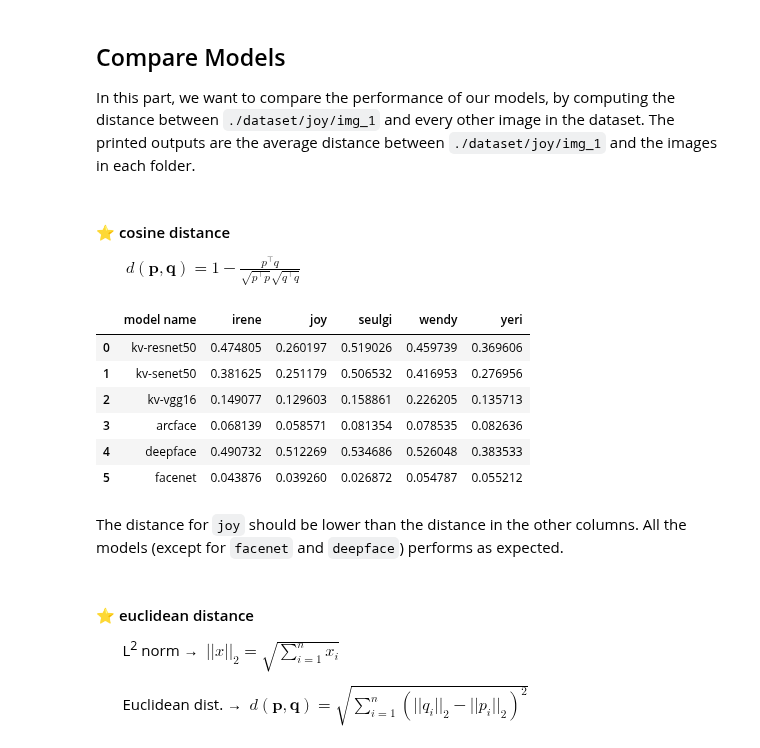
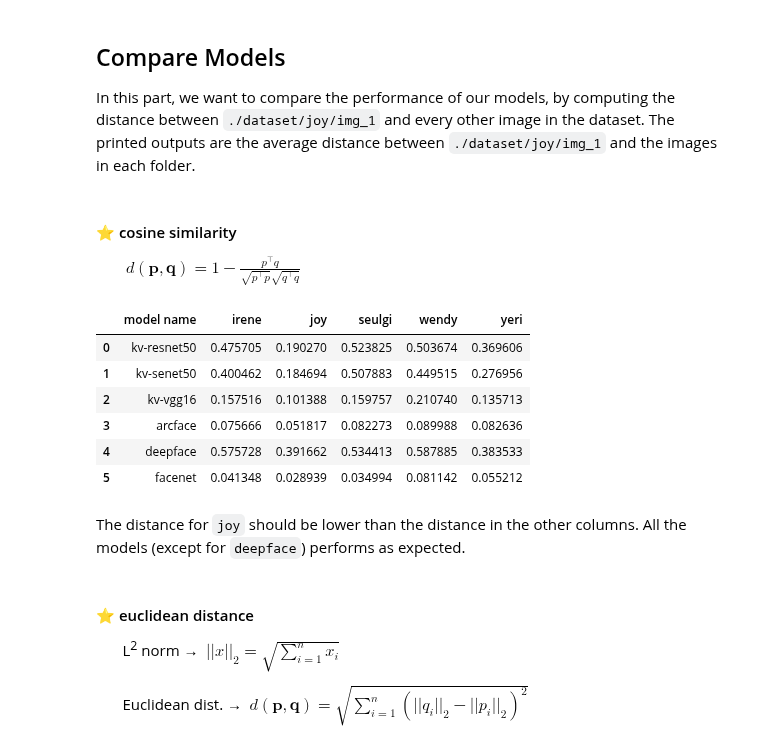
Before and after one commit to noomnooms/face_recognition, a Jupyter notebook: 2. facial embeddings.ipynb, the cells around one changed output. Saved outputs shown, nothing was run; the diff lists cells and outputs as text; code cells hidden in the pictures.

```diff
--- a/2. facial embeddings.ipynb
+++ b/2. facial embeddings.ipynb
@@ -116,6 +116,6 @@ for key, value in models.items():
     img1_r = value[0].predict(utils.resize(processed_img, value[1]), verbose=False)[0,:]
     img2_r = value[0].predict(utils.resize(processed_img2, value[1]), verbose=False)[0,:]
 
-    table.append([key, utils.findCosineDistance(img1_r, img2_r), utils.findEuclideanDistance(utils.L2_normalize(img1_r), utils.L2_normalize(img2_r))])
-pd.DataFrame(table, columns=['model name', 'cosine distance', 'euclidean distance'])
+    table.append([key, utils.findCosineSimil(img1_r, img2_r), utils.findEuclideanDistance(utils.L2_normalize(img1_r), utils.L2_normalize(img2_r))])
+pd.DataFrame(table, columns=['model name', 'cosine similarity', 'euclidean distance'])
 # %% [output]
@@ -137,6 +137,6 @@ for key, value in models.items():
     img1_r = value[0].predict(utils.resize(processed_img, value[1]), verbose=False)[0,:]
     img2_r = value[0].predict(utils.resize(processed_img2, value[1]), verbose=False)[0,:]
 
-    table.append([key, utils.findCosineDistance(img1_r, img2_r), utils.findEuclideanDistance(utils.L2_normalize(img1_r), utils.L2_normalize(img2_r))])
-pd.DataFrame(table, columns=['model name', 'cosine distance', 'euclidean distance'])
+    table.append([key, utils.findCosineSimil(img1_r, img2_r), utils.findEuclideanDistance(utils.L2_normalize(img1_r), utils.L2_normalize(img2_r))])
+pd.DataFrame(table, columns=['model name', 'cosine similarity', 'euclidean distance'])
 # %% [output]
@@ -154,41 +154,41 @@ We can see that the distances for `joy/img_1 vs joy/img_2` is closer than `joy/i
 
 In this part, we want to compare the performance of our models, by computing the distance between `./dataset/joy/img_1` and every other image in the dataset. The printed outputs are the average distance between `./dataset/joy/img_1` and the images in each folder.
 # %% [markdown]
-#### ⭐ cosine distance
+#### ⭐ cosine similarity
 
 &ensp;&ensp;&ensp; $\ d(\mathbf{p}, \mathbf{q}) = 1 - \frac{p^\top q}{\sqrt{p^\top p} \sqrt{q^\top q}} $
 # %%
 table = []
 for key, value in models.items():
     img1_r = value[0].predict(utils.resize(processed_img, value[1]), verbose=False)[0,:]
 
     header = ['model name']
     avg = [key]
     for id in os.listdir('./dataset'):
         dist = []
         header.append(id)
         for i in range(1,6):
             if id == 'joy' and i == 1: # skip because distance of the same image will be 0
                 continue
 
             processed_img2 = processor.preproc(cv2.imread('./dataset/{}/img_{}.jpg'.format(id, str(i))))[0][0]
             img2_r = value[0].predict(utils.resize(processed_img2, value[1]), verbose=False)[0,:]
-            dist.append(utils.findCosineDistance(img1_r, img2_r))
+            dist.append(utils.findCosineSimil(img1_r, img2_r))
         avg.append(mean(dist))
     table.append(avg)
 
 cos_table = pd.DataFrame(table, columns=header)
 cos_table
 # %% [output]
 |  | model name | irene | joy | seulgi | wendy | yeri |
-| 0 | kv-resnet50 | 0.474805 | 0.260197 | 0.519026 | 0.459739 | 0.369606 |
-| 1 | kv-senet50 | 0.381625 | 0.251179 | 0.506532 | 0.416953 | 0.276956 |
-| 2 | kv-vgg16 | 0.149077 | 0.129603 | 0.158861 | 0.226205 | 0.135713 |
-| 3 | arcface | 0.068139 | 0.058571 | 0.081354 | 0.078535 | 0.082636 |
-| 4 | deepface | 0.490732 | 0.512269 | 0.534686 | 0.526048 | 0.383533 |
-| 5 | facenet | 0.043876 | 0.039260 | 0.026872 | 0.054787 | 0.055212 |
+| 0 | kv-resnet50 | 0.475705 | 0.190270 | 0.523825 | 0.503674 | 0.369606 |
+| 1 | kv-senet50 | 0.400462 | 0.184694 | 0.507883 | 0.449515 | 0.276956 |
+| 2 | kv-vgg16 | 0.157516 | 0.101388 | 0.159757 | 0.210740 | 0.135713 |
+| 3 | arcface | 0.075666 | 0.051817 | 0.082273 | 0.089988 | 0.082636 |
+| 4 | deepface | 0.575728 | 0.391662 | 0.534413 | 0.587885 | 0.383533 |
+| 5 | facenet | 0.041348 | 0.028939 | 0.034994 | 0.081142 | 0.055212 |
 # %% [markdown]
-The distance for `joy` should be lower than the distance in the other columns. All the models (except for `facenet` and `deepface`) performs as expected.
+The distance for `joy` should be lower than the distance in the other columns. All the models (except for `deepface`) performs as expected.
 # %% [markdown]
 #### ⭐ euclidean distance
 
```
Also changed, not shown: parts of 10 cells of this notebook.
